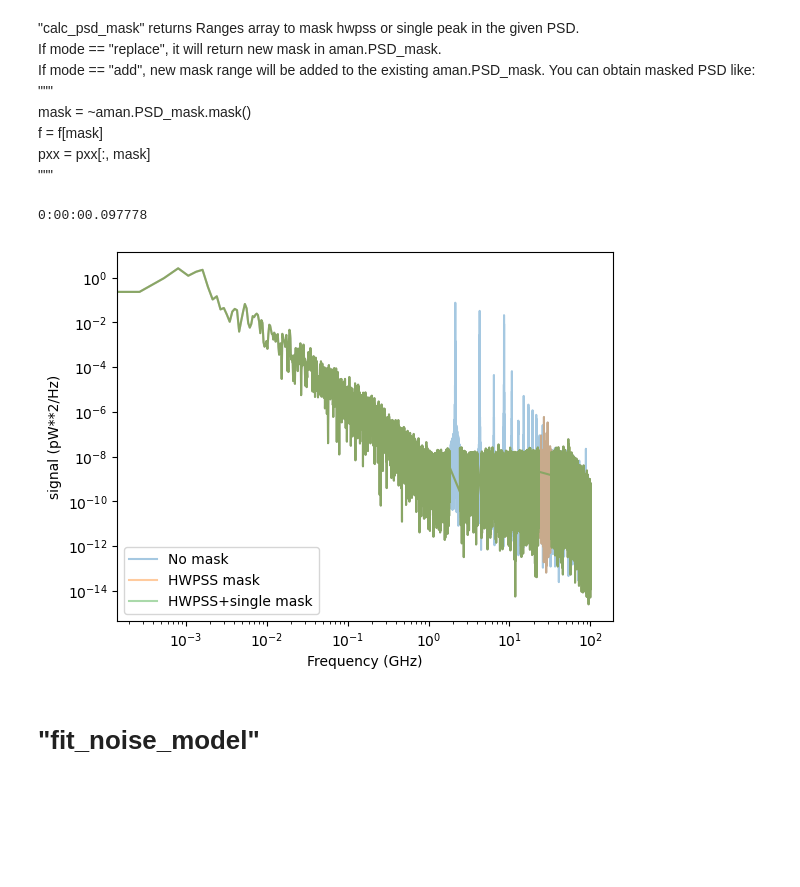
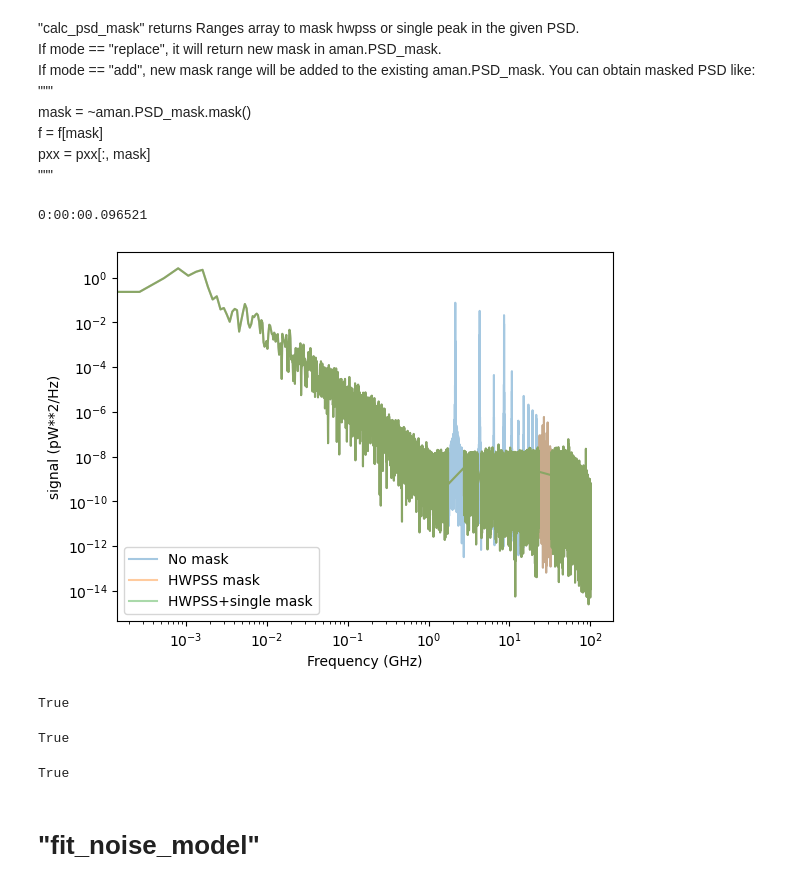
Before and after one commit to 17-sugiyama/scratch, a Jupyter notebook: 20240705_fft_ops_PR.ipynb, the cells around one changed output. Drawn from its saved outputs; the diff is of its cells as text; code cells hidden in the pictures; blank space fills up the shorter version.

```diff
--- a/20240705_fft_ops_PR.ipynb
+++ b/20240705_fft_ops_PR.ipynb
@@ -63,22 +63,27 @@ pxx = pxx[:, mask]\
 # %%
 start = datetime.datetime.now()
 plt.figure()
 plt.loglog(aman.freqs, aman.Pxx[0], alpha=0.4, label="No mask")
 # create hwpss mask
-hwp_freq = np.median(aman['hwp_solution']['hwp_rate_1'])
-fft_ops.calc_psd_mask(aman, hwpss=True, hwp_freq=hwp_freq, width_for_1f=(-0.3, +0.3), width_for_Nf=(-0.2, +0.2), mode="replace", merge=True)
+fft_ops.calc_psd_mask(aman, hwpss=True, hwpss_width=((-0.4, 0.6),(-0.2, 0.2)), mode="replace", merge=True)
 mask = ~aman.PSD_mask.mask()
 plt.loglog(aman.freqs[mask], aman.Pxx[0][mask], alpha=0.4, label="HWPSS mask")
 
 # add single peak mask
 fft_ops.calc_psd_mask(aman, peak=True, peak_freq=28, peak_width=(-5, +5), mode="add", merge=True)
 mask = ~aman.PSD_mask.mask()
 plt.loglog(aman.freqs[mask], aman.Pxx[0][mask], alpha=0.4, label="HWPSS+single mask")
 plt.xlabel('Frequency (GHz)')
 plt.ylabel('signal (pW**2/Hz)')
 plt.legend()
 stop = datetime.datetime.now()
 print(stop - start)
 # %% [output]
-0:00:00.097778
+0:00:00.096521
-[figure, old version]
+[figure, new version]
+# %%
+nume = ((1, 2, 3),(2, 2, 3))
+nume=np.array(nume)
+len(nume.shape) == 2
+# %% [output]
+True
@@ -85,3 +94,11 @@ print(stop - start)
+# %%
+isinstance(nume, (np.ndarray, list, tuple))
+# %% [output]
+True
+# %%
+isinstance(10, (int, float))
+# %% [output]
+True
 # %% [markdown]
 # "fit_noise_model"
 # %% [markdown]
```
Also changed, not shown: parts of 5 cells of this notebook.
